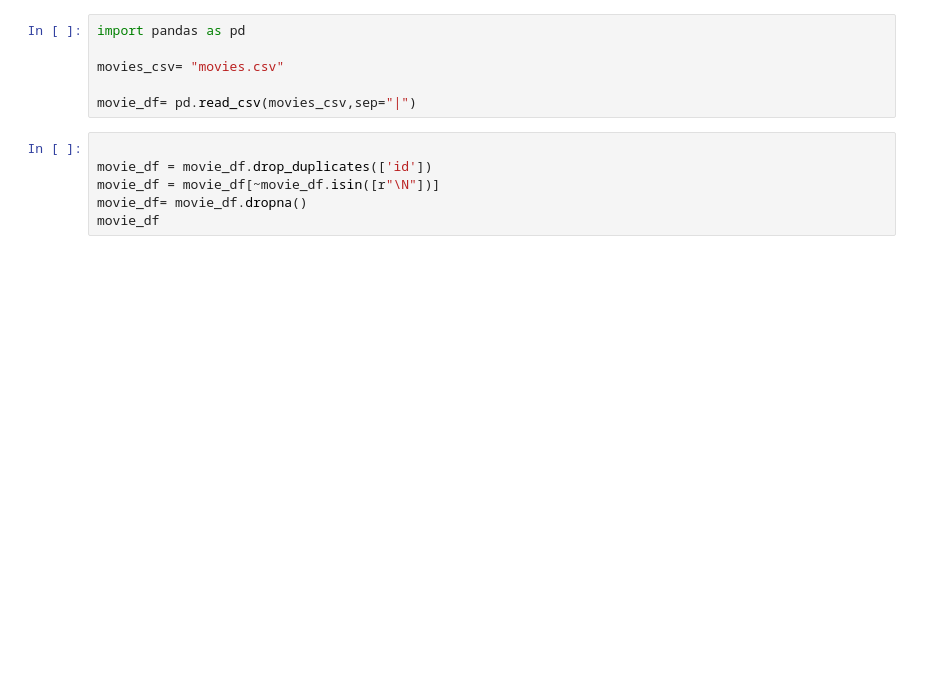
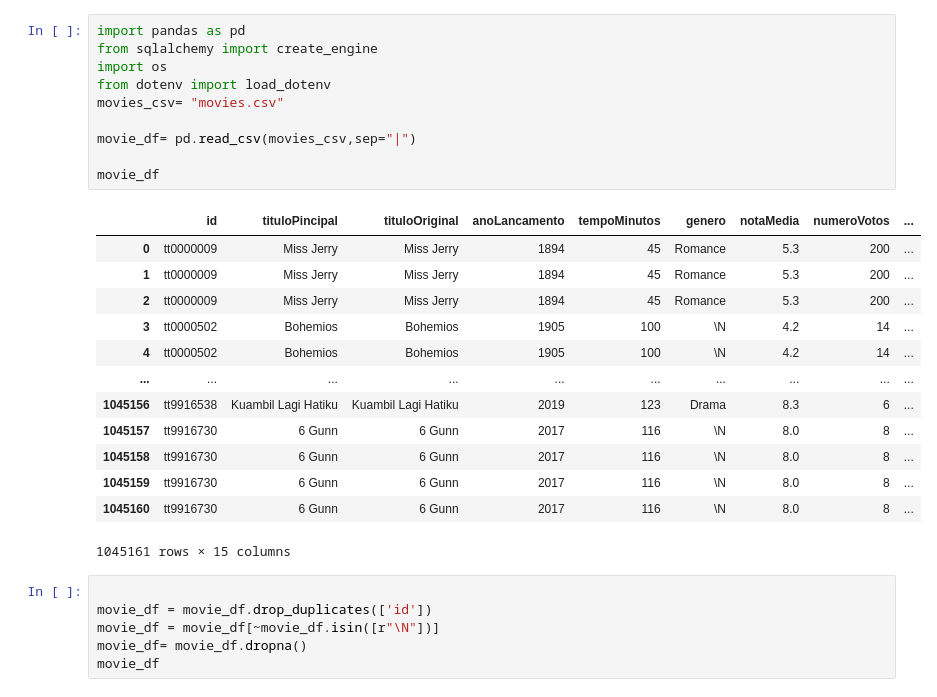
Before and after one commit to duduSC/trabalho_BI, a Jupyter notebook: etl.ipynb, the cells around one changed output. Cells and saved outputs as stored; diff of their text form; blank space fills up the shorter version.

```diff
--- a/etl.ipynb
+++ b/etl.ipynb
@@ -1,9 +1,27 @@
 # %%
 import pandas as pd
-
+from sqlalchemy import create_engine
+import os
+from dotenv import load_dotenv
 movies_csv= "movies.csv"
 
 movie_df= pd.read_csv(movies_csv,sep="|")
+
+movie_df
+# %% [output]
+|  | id | tituloPincipal | tituloOriginal | anoLancamento | tempoMinutos | genero | notaMedia | numeroVotos | ... |
+| 0 | tt0000009 | Miss Jerry | Miss Jerry | 1894 | 45 | Romance | 5.3 | 200 | ... |
+| 1 | tt0000009 | Miss Jerry | Miss Jerry | 1894 | 45 | Romance | 5.3 | 200 | ... |
+| 2 | tt0000009 | Miss Jerry | Miss Jerry | 1894 | 45 | Romance | 5.3 | 200 | ... |
+| 3 | tt0000502 | Bohemios | Bohemios | 1905 | 100 | \N | 4.2 | 14 | ... |
+| 4 | tt0000502 | Bohemios | Bohemios | 1905 | 100 | \N | 4.2 | 14 | ... |
+| ... | ... | ... | ... | ... | ... | ... | ... | ... | ... |
+| 1045156 | tt9916538 | Kuambil Lagi Hatiku | Kuambil Lagi Hatiku | 2019 | 123 | Drama | 8.3 | 6 | ... |
+| 1045157 | tt9916730 | 6 Gunn | 6 Gunn | 2017 | 116 | \N | 8.0 | 8 | ... |
+| 1045158 | tt9916730 | 6 Gunn | 6 Gunn | 2017 | 116 | \N | 8.0 | 8 | ... |
+| 1045159 | tt9916730 | 6 Gunn | 6 Gunn | 2017 | 116 | \N | 8.0 | 8 | ... |
+| 1045160 | tt9916730 | 6 Gunn | 6 Gunn | 2017 | 116 | \N | 8.0 | 8 | ... |
+1045161 rows × 15 columns
 # %%
 
 movie_df = movie_df.drop_duplicates(['id'])
```
Also changed, not shown: parts of 12 cells of this notebook, 1 other file.
